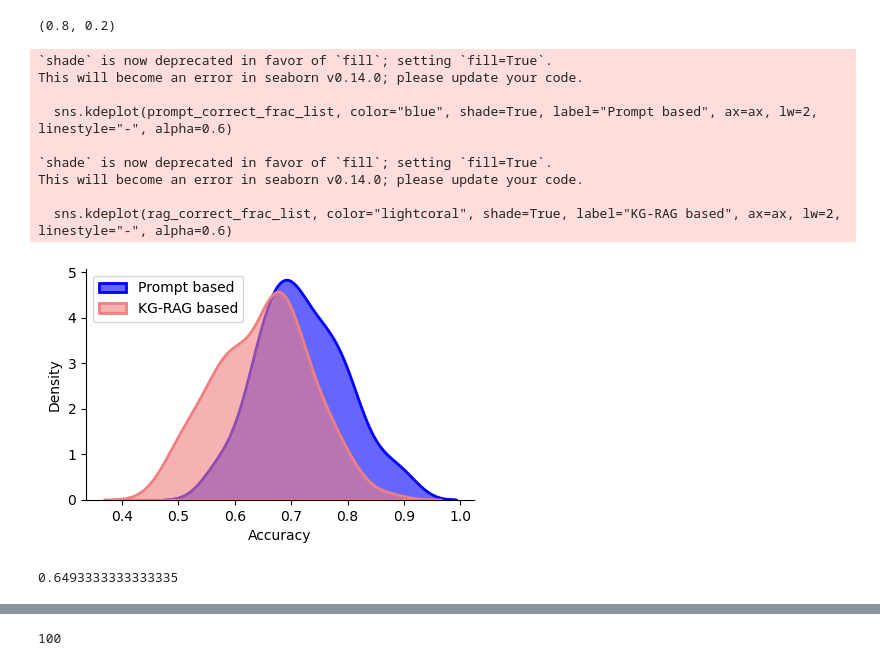
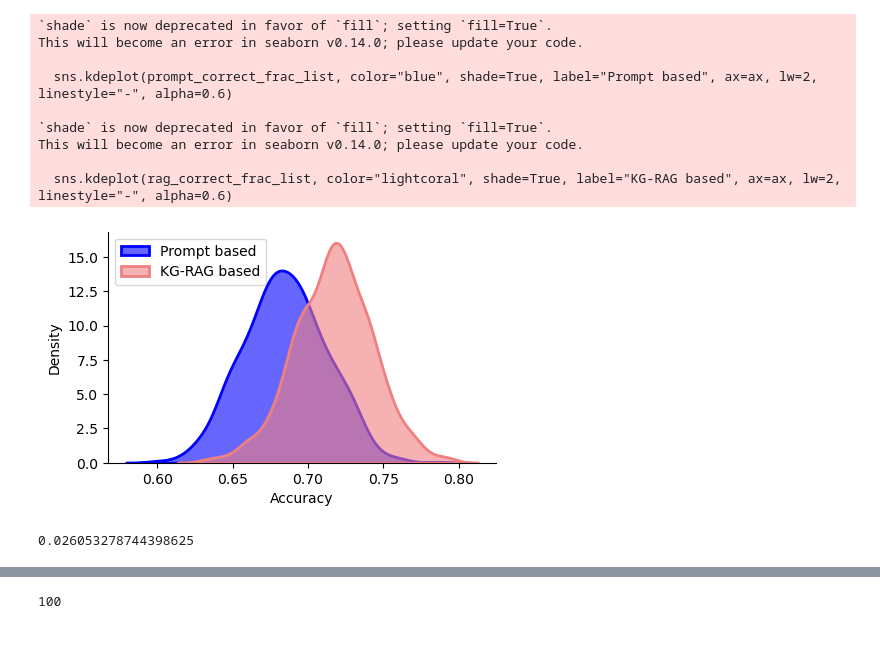
Before and after one commit to BaranziniLab/KG_RAG, a Jupyter notebook: codes/llm_notebooks/analysis/test_questions_mcq_response_comparative_analysys_llama.ipynb, the cells around one changed output, grey strips where cells are left out. Saved outputs shown, nothing was run; the diff lists cells and outputs as text; code cells hidden in the pictures; blank space fills up the shorter version.

```diff
--- a/codes/llm_notebooks/analysis/test_questions_mcq_response_comparative_analysys_llama.ipynb
+++ b/codes/llm_notebooks/analysis/test_questions_mcq_response_comparative_analysys_llama.ipynb
@@ -47,5 +47,8 @@ if rag_response_df_paranthesis_split.shape[0] > 0:
     rag_response_df_wo_paranthesis_split = rag_response_df[rag_response_df.extracted_answer != "{"]
     rag_response_df = pd.concat([rag_response_df_wo_paranthesis_split, rag_response_df_paranthesis_split])
 
-prompt_response_df = prompt_response_df[~prompt_response_df.correct_answer.str.contains("ClinVarVariant")].reset_index()
-rag_response_df = rag_response_df[~rag_response_df.correct_answer.str.contains("ClinVarVariant")].reset_index()
+# prompt_response_df = prompt_response_df[~prompt_response_df.correct_answer.str.contains("ClinVarVariant")].reset_index()
+# rag_response_df = rag_response_df[~rag_response_df.correct_answer.str.contains("ClinVarVariant")].reset_index()
+
+# prompt_response_df = prompt_response_df[prompt_response_df.extracted_answer != "None"]
+# rag_response_df = rag_response_df[rag_response_df.extracted_answer != "None"]
@@ -90,3 +54,0 @@ rag_response_df_variant = rag_response_df[rag_response_df.question.str.contains(
-# %%
-prompt_response_df.loc[:, "total_ans"] = prompt_response_df.extracted_answer.apply(lambda x:len(x.split(",")))
-prompt_response_df[prompt_response_df.total_ans > 1]
@@ -103,8 +58,17 @@ prompt_response_df[prompt_response_df.total_ans > 1]
 # %%
-rag_response_df.loc[:, "total_ans"] = rag_response_df.extracted_answer.apply(lambda x:len(x.split(",")))
-rag_response_df[rag_response_df.total_ans > 1]
+# def evaluate_2(df):
+#     total_questions = df.shape[0]
+#     df.loc[:, "total_ans"] = df.extracted_answer.apply(lambda x:len(x.split(",")))
+#     df_multiple_answers = df[df.total_ans == 2]
+#     df = df.drop(df_multiple_answers.index)
+#     df_multiple_answers.loc[:, 'extracted_answer'] = df_multiple_answers['extracted_answer'].str.split(',').apply(lambda lst: [s.strip() for s in lst])
+#     df_multiple_answers_correct_answers = df_multiple_answers[df_multiple_answers.apply(lambda row: row['correct_answer'] in row['extracted_answer'], axis=1)]
+#     correct_1 = df[df.correct_answer == df.extracted_answer].shape[0]
+#     correct_2 = df_multiple_answers_correct_answers.shape[0]
+#     incorrect_1 = df[df.correct_answer != df.extracted_answer].shape[0]
+#     incorrect_2 = df_multiple_answers_correct_answers.shape[0] - correct_2
+#     correct_frac = (correct_1 + correct_2)/total_questions
+#     incorrect_frac = (incorrect_1 + incorrect_2)/total_questions
+#     return correct_frac, incorrect_frac
 
-# rag_response_df.iloc[176].llm_answer
-
-
-# rag_response_df
+# evaluate_2(prompt_response_df)
@@ -126,7 +75,3 @@ rag_response_df[rag_response_df.total_ans > 1]
-# %%
-evaluate(prompt_response_df_sample)
-# %% [output]
-(0.8, 0.2)
 # %%
 def evaluate(df):
     correct = df[df.correct_answer == df.extracted_answer]
@@ -135,13 +80,13 @@ def evaluate(df):
     incorrect_frac = incorrect.shape[0]/df.shape[0]
     return correct_frac, incorrect_frac
 
-niter = 100
-nsample = 30
+niter = 1000
+nsample = 150
 
 prompt_correct_frac_list = []
 rag_correct_frac_list = []
-for _ in tqdm(range(niter)):
-    prompt_response_df_sample = prompt_response_df.sample(n=nsample)
+for i in tqdm(range(niter)):
+    prompt_response_df_sample = prompt_response_df.sample(n=nsample, random_state=i)
     prompt_correct_frac, prompt_incorrect_frac = evaluate(prompt_response_df_sample)
 
     rag_response_df_sample = rag_response_df.iloc[prompt_response_df_sample.index]
@@ -156,41 +101,41 @@ fig = plt.figure(figsize=(5, 3))
 ax = plt.gca()
 
 # Plot KDEs with the specified styling
 sns.kdeplot(prompt_correct_frac_list, color="blue", shade=True, label="Prompt based", ax=ax, lw=2, linestyle="-", alpha=0.6)
 sns.kdeplot(rag_correct_frac_list, color="lightcoral", shade=True, label="KG-RAG based", ax=ax, lw=2, linestyle="-", alpha=0.6)
 
 # Set the outline color to black
 for artist in ax.lines:
     artist.set_edgecolor("black")
 
 # Add labels and legend
 plt.xlabel("Accuracy")
 plt.ylabel("Density")
 plt.legend(loc="upper left")
 
 sns.despine(top=True, right=True)
 
 # Show the plot
 plt.show()
 
-# figure_folder_name = "Llama"
-# fig_filename = "../../../data/analysis_results/figures/{}/two_hop_ROBOKOP_mcq_llm_performance.svg".format(figure_folder_name)
-# fig.savefig(fig_filename, format='svg', bbox_inches='tight')
+figure_folder_name = "GPT"
+fig_filename = "../../../data/analysis_results/figures/{}/gpt_4_two_hop_MONARCH_ROBOKOP_combined_mcq_llm_performance.svg".format(figure_folder_name)
+fig.savefig(fig_filename, format='svg', bbox_inches='tight')
 # %% [output]
 `shade` is now deprecated in favor of `fill`; setting `fill=True`.
 This will become an error in seaborn v0.14.0; please update your code.
 
   sns.kdeplot(prompt_correct_frac_list, color="blue", shade=True, label="Prompt based", ax=ax, lw=2, linestyle="-", alpha=0.6)
 
 `shade` is now deprecated in favor of `fill`; setting `fill=True`.
 This will become an error in seaborn v0.14.0; please update your code.
 
   sns.kdeplot(rag_correct_frac_list, color="lightcoral", shade=True, label="KG-RAG based", ax=ax, lw=2, linestyle="-", alpha=0.6)
-[figure, old version]
+[figure, new version]
 # %%
-np.mean(rag_correct_frac_list)
+np.std(rag_correct_frac_list)
 # %% [output]
-0.6493333333333335
+0.026053278744398625
 # %%
 
 
```
Also changed, not shown: parts of 8 cells of this notebook, 4 other files.
